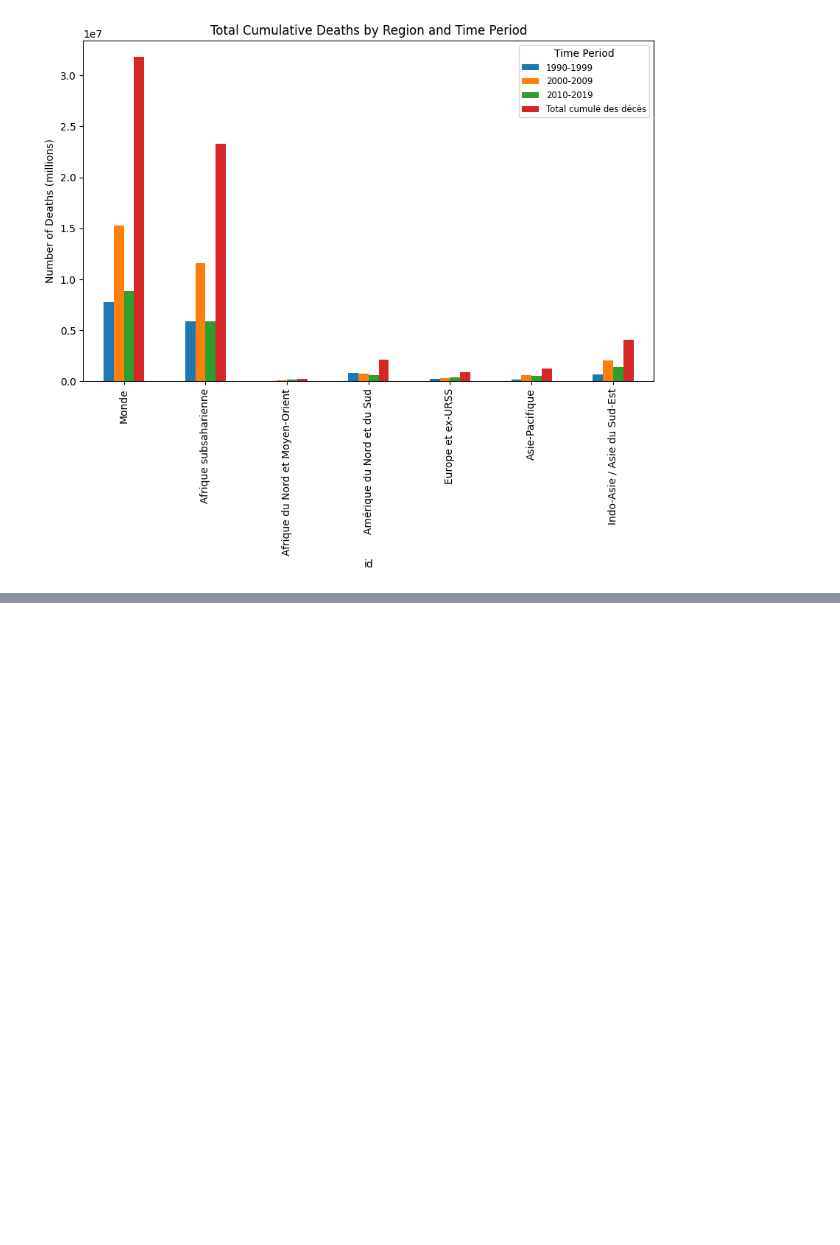
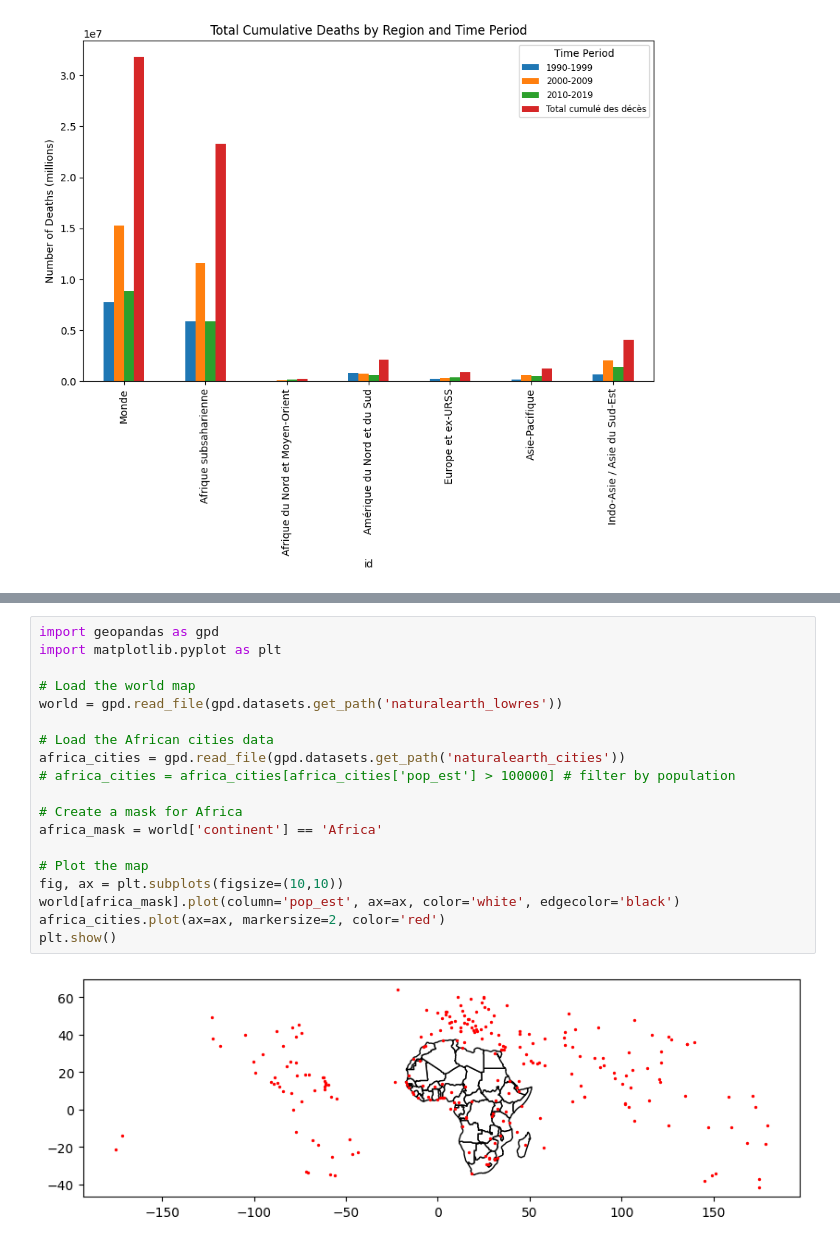
Before and after one commit to CodeMasterRU/Cida_Evolution, a Jupyter notebook: la_naissance.ipynb, the cells around one changed output, grey strips where cells are left out. Drawn from its saved outputs; the diff is of its cells as text; blank space fills up the shorter version.

```diff
--- a/la_naissance.ipynb
+++ b/la_naissance.ipynb
@@ -153,0 +163,21 @@ census.shape
+# %%
+import geopandas as gpd
+import matplotlib.pyplot as plt
+
+# Load the world map
+world = gpd.read_file(gpd.datasets.get_path('naturalearth_lowres'))
+
+# Load the African cities data
+africa_cities = gpd.read_file(gpd.datasets.get_path('naturalearth_cities'))
+# africa_cities = africa_cities[africa_cities['pop_est'] > 100000] # filter by population
+
+# Create a mask for Africa
+africa_mask = world['continent'] == 'Africa'
+
+# Plot the map
+fig, ax = plt.subplots(figsize=(10,10))
+world[africa_mask].plot(column='pop_est', ax=ax, color='white', edgecolor='black')
+africa_cities.plot(ax=ax, markersize=2, color='red')
+plt.show()
+# %% [output]
+[figure, added]
```
Also changed, not shown: parts of 9 cells of this notebook, 7 other files.
